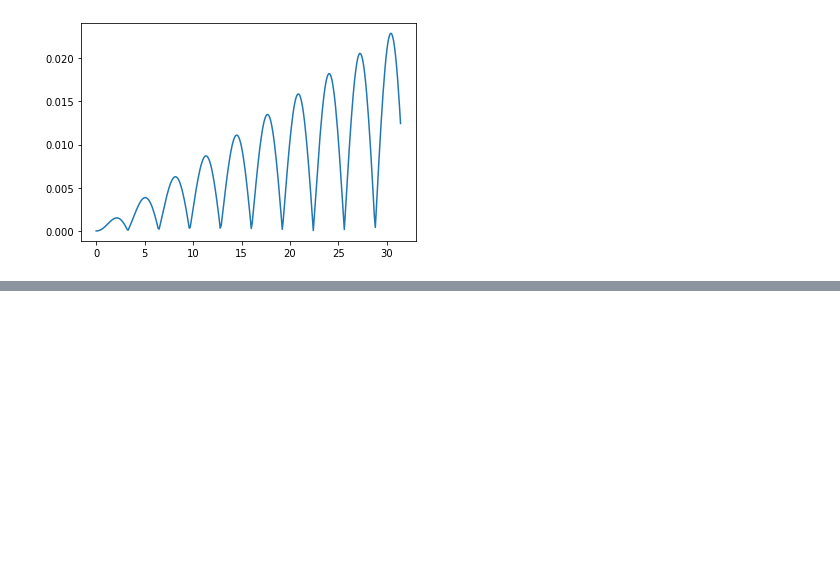
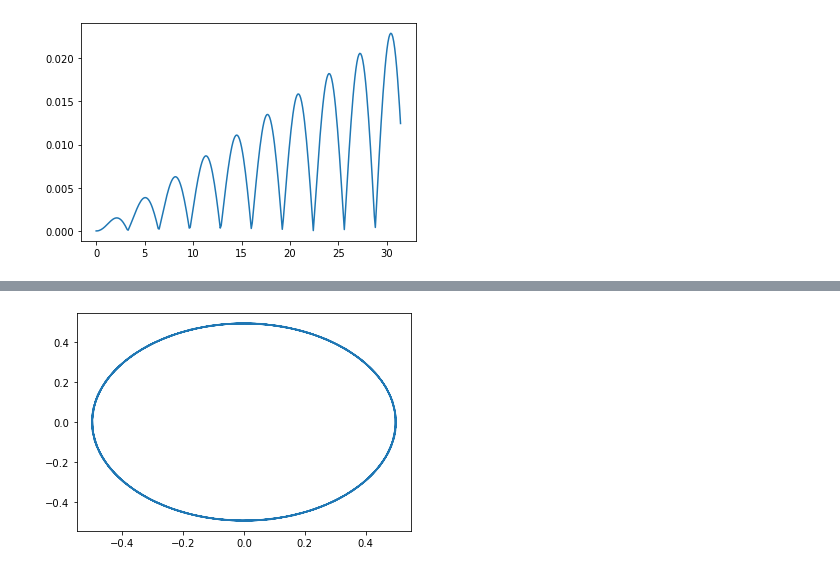
Before and after one commit to richmf/NotitasFisComp25-2, a Jupyter notebook: Clase 11 (EDO3).ipynb, the cells around one changed output, grey strips where cells are left out. Drawn from its saved outputs; the diff is of its cells as text; code cells hidden in the pictures; blank space fills up the shorter version.

```diff
--- a/Clase 11 (EDO3).ipynb
+++ b/Clase 11 (EDO3).ipynb
@@ -128,0 +125,3 @@ array([ 0.5       ,  0.49760287,  0.49042201,  0.47852064,  0.4620041 ,
+# %%
+sol=spi.solve_ivp(pendulo_cff2,(0,10*np.pi),[0.5,0],dense_output=True)
+sol
@@ -128,0 +146,7 @@ array([ 0.5       ,  0.49760287,  0.49042201,  0.47852064,  0.4620041 ,
+# %%
+t = np.linspace(0,10*np.pi,200)
+th_vth = sol.sol(t)
+plt.plot(th_vth[0],th_vth[1])
+plt.show()
+# %% [output]
+[figure, added]
```
Also changed, not shown: parts of 8 cells of this notebook.
